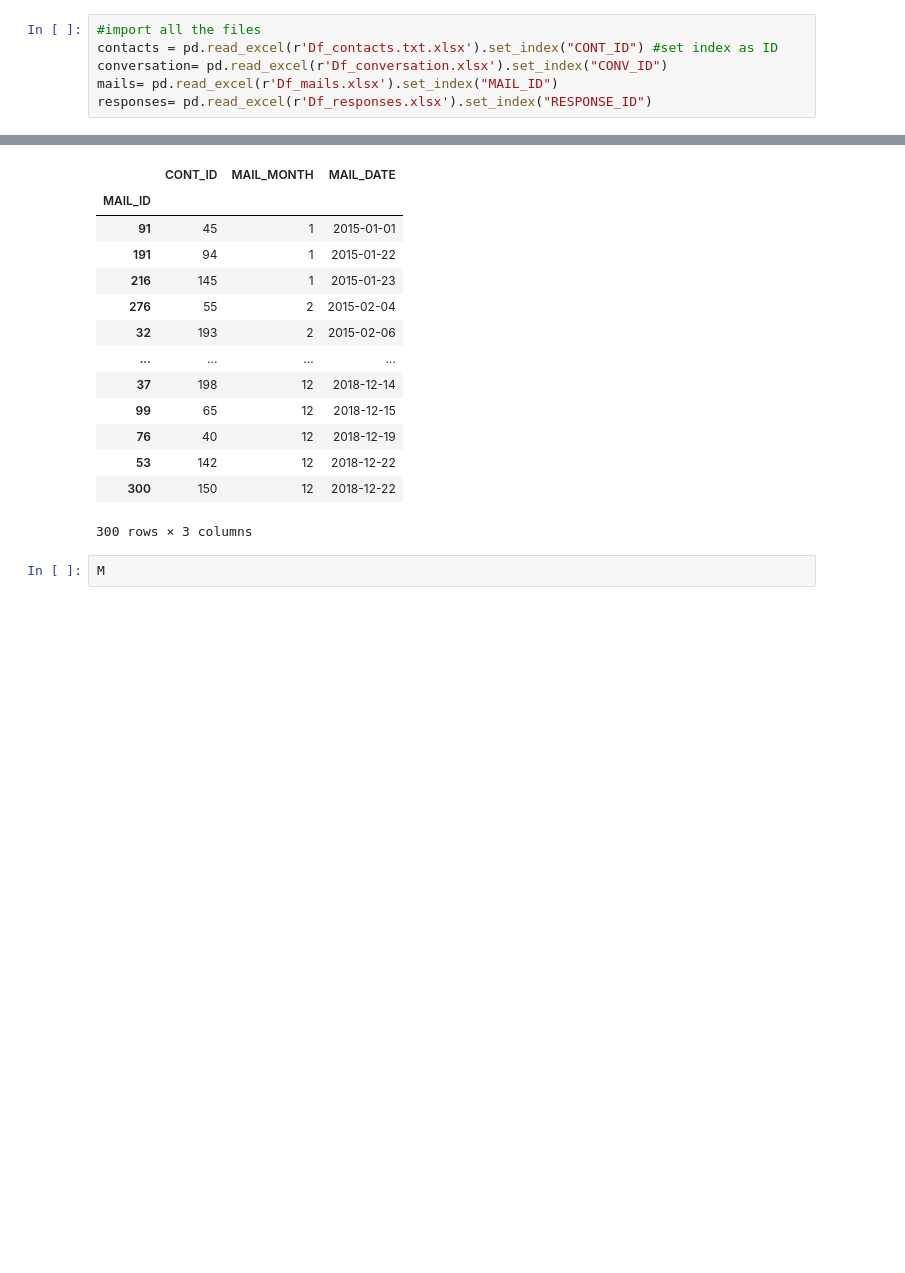
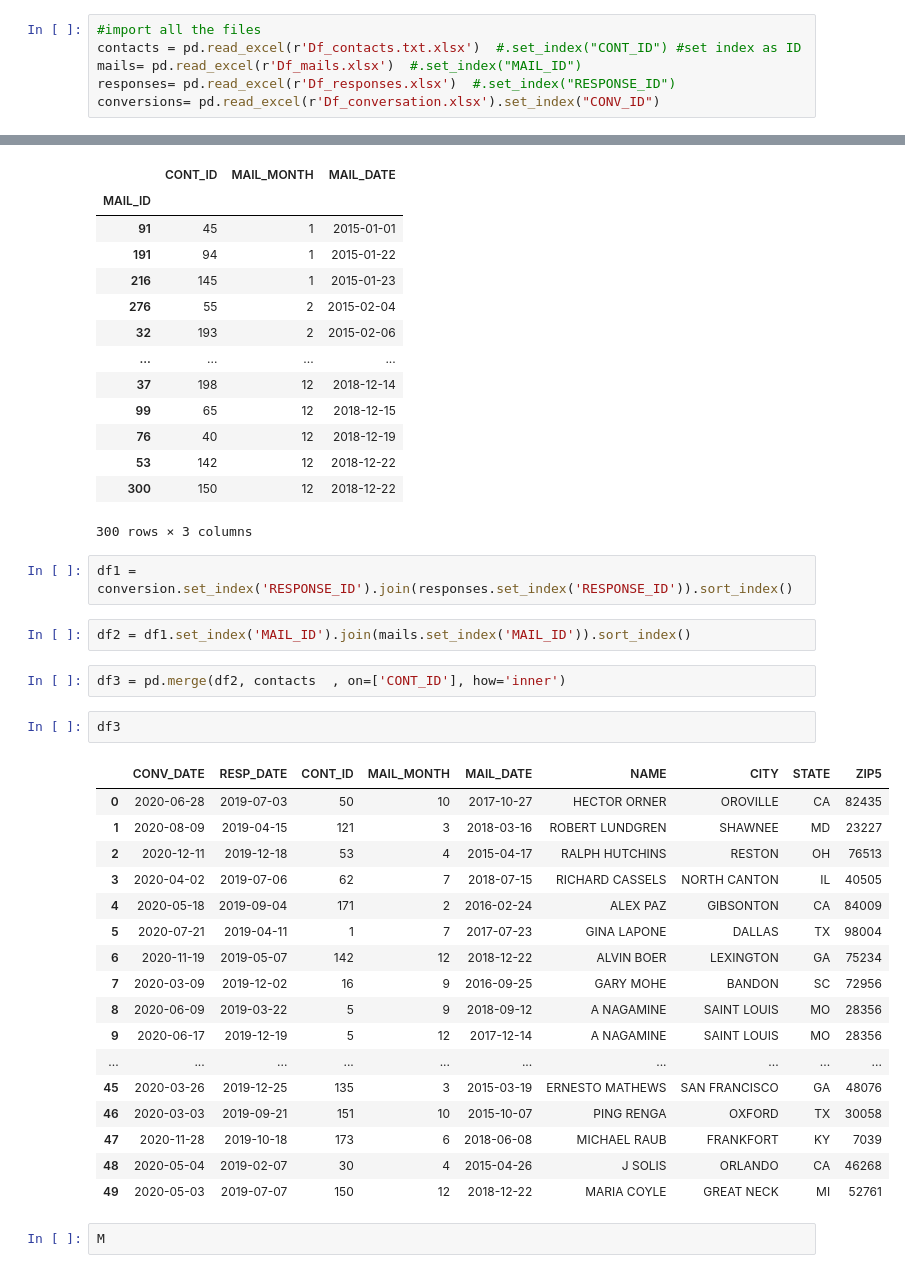
Before and after one commit to oyuka1112/oyuka1112, a Jupyter notebook: dataset1.ipynb, the cells around one changed output, grey strips where cells are left out. Cells and saved outputs as stored; diff of their text form; blank space fills up the shorter version.

```diff
--- a/dataset1.ipynb
+++ b/dataset1.ipynb
@@ -5,7 +5,7 @@ import pandas as pd
 from matplotlib import pyplot as plt
 # %%
 #import all the files
-contacts = pd.read_excel(r'Df_contacts.txt.xlsx').set_index("CONT_ID") #set index as ID
-conversation= pd.read_excel(r'Df_conversation.xlsx').set_index("CONV_ID")
-mails= pd.read_excel(r'Df_mails.xlsx').set_index("MAIL_ID")
-responses= pd.read_excel(r'Df_responses.xlsx').set_index("RESPONSE_ID")
+contacts = pd.read_excel(r'Df_contacts.txt.xlsx')  #.set_index("CONT_ID") #set index as ID
+mails= pd.read_excel(r'Df_mails.xlsx')  #.set_index("MAIL_ID")
+responses= pd.read_excel(r'Df_responses.xlsx')  #.set_index("RESPONSE_ID")
+conversions= pd.read_excel(r'Df_conversation.xlsx').set_index("CONV_ID")
@@ -26,5 +66,31 @@ mails.sort_values(by = "MAIL_DATE", axis = 0 )
 | 53 | 142 | 12 | 2018-12-22 |
 | 300 | 150 | 12 | 2018-12-22 |
 300 rows × 3 columns
+# %%
+df1 = conversion.set_index('RESPONSE_ID').join(responses.set_index('RESPONSE_ID')).sort_index()
+# %%
+df2 = df1.set_index('MAIL_ID').join(mails.set_index('MAIL_ID')).sort_index()
+# %%
+df3 = pd.merge(df2, contacts  , on=['CONT_ID'], how='inner')
+# %%
+df3
+# %% [output]
+|  | CONV_DATE | RESP_DATE | CONT_ID | MAIL_MONTH | MAIL_DATE | NAME | CITY | STATE | ZIP5 |
+| 0 | 2020-06-28 | 2019-07-03 | 50 | 10 | 2017-10-27 | HECTOR ORNER | OROVILLE | CA | 82435 |
+| 1 | 2020-08-09 | 2019-04-15 | 121 | 3 | 2018-03-16 | ROBERT LUNDGREN | SHAWNEE | MD | 23227 |
+| 2 | 2020-12-11 | 2019-12-18 | 53 | 4 | 2015-04-17 | RALPH HUTCHINS | RESTON | OH | 76513 |
+| 3 | 2020-04-02 | 2019-07-06 | 62 | 7 | 2018-07-15 | RICHARD CASSELS | NORTH CANTON | IL | 40505 |
+| 4 | 2020-05-18 | 2019-09-04 | 171 | 2 | 2016-02-24 | ALEX PAZ | GIBSONTON | CA | 84009 |
+| 5 | 2020-07-21 | 2019-04-11 | 1 | 7 | 2017-07-23 | GINA LAPONE | DALLAS | TX | 98004 |
+| 6 | 2020-11-19 | 2019-05-07 | 142 | 12 | 2018-12-22 | ALVIN BOER | LEXINGTON | GA | 75234 |
+| 7 | 2020-03-09 | 2019-12-02 | 16 | 9 | 2016-09-25 | GARY MOHE | BANDON | SC | 72956 |
+| 8 | 2020-06-09 | 2019-03-22 | 5 | 9 | 2018-09-12 | A NAGAMINE | SAINT LOUIS | MO | 28356 |
+| 9 | 2020-06-17 | 2019-12-19 | 5 | 12 | 2017-12-14 | A NAGAMINE | SAINT LOUIS | MO | 28356 |
+| ... | ... | ... | ... | ... | ... | ... | ... | ... | ... |
+| 45 | 2020-03-26 | 2019-12-25 | 135 | 3 | 2015-03-19 | ERNESTO MATHEWS | SAN FRANCISCO | GA | 48076 |
+| 46 | 2020-03-03 | 2019-09-21 | 151 | 10 | 2015-10-07 | PING RENGA | OXFORD | TX | 30058 |
+| 47 | 2020-11-28 | 2019-10-18 | 173 | 6 | 2018-06-08 | MICHAEL RAUB | FRANKFORT | KY | 7039 |
+| 48 | 2020-05-04 | 2019-02-07 | 30 | 4 | 2015-04-26 | J SOLIS | ORLANDO | CA | 46268 |
+| 49 | 2020-05-03 | 2019-07-07 | 150 | 12 | 2018-12-22 | MARIA COYLE | GREAT NECK | MI | 52761 |
 # %%
 M
```
Also changed, not shown: parts of 4 cells of this notebook.
